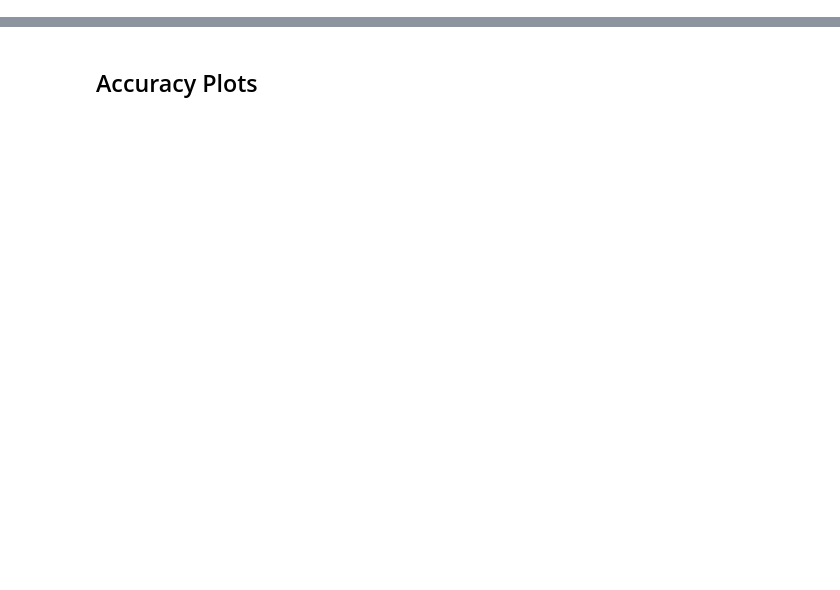
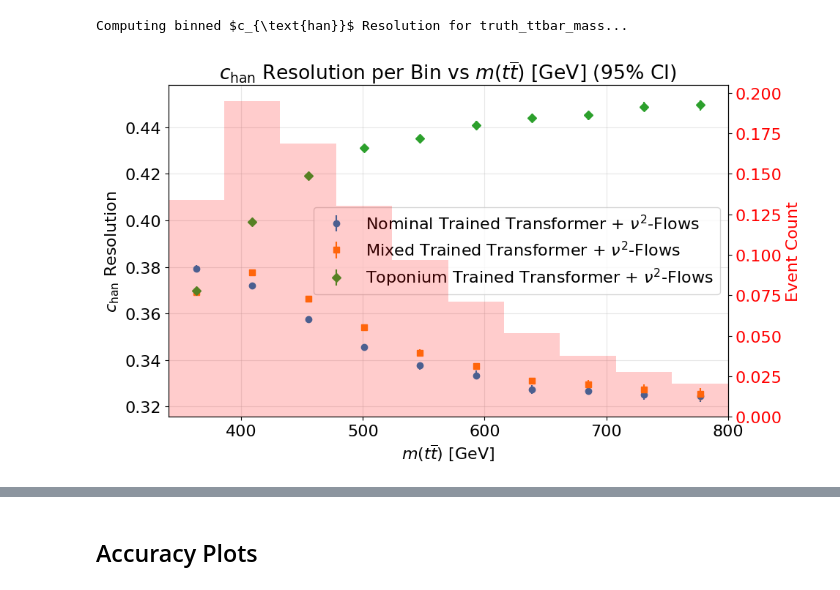
Before and after one commit to simi216/mva-trainer, a Jupyter notebook: notebooks/CompareModelPerformance.ipynb, the cells around one changed output, grey strips where cells are left out. Saved outputs shown, nothing was run; the diff lists cells and outputs as text; code cells hidden in the pictures; blank space fills up the shorter version.

```diff
--- a/notebooks/CompareModelPerformance.ipynb
+++ b/notebooks/CompareModelPerformance.ipynb
@@ -120,0 +162,17 @@ I0000 00:00:1764599887.899383 3440175 device_compiler.h:188] Compiled cluster us
+# %%
+fig, ax = evaluator.plot_binned_c_han_resolution(
+    feature_data_type="non_training",
+    feature_name="truth_ttbar_mass",
+    fancy_feature_label=r"$m(t\overline{t})$ [GeV]",
+    n_bootstrap=10,
+    xlims=(340e3, 800e3),
+    bins=10,
+)
+ticks = ax.get_xticks()
+ax.set_xticks(ticks)
+ax.set_xticklabels([f"{int(tick/1e3)}" for tick in ticks])
+ax.set_xlim(340e3, 800e3)
+fig.savefig(PLOTS_DIR + "c_han_resolution_comparison.pdf")
+# %% [output]
+Computing binned $c_{\text{han}}$ Resolution for truth_ttbar_mass...
+[figure, added]
```
Also changed, not shown: parts of 35 cells of this notebook, 20 other files.
